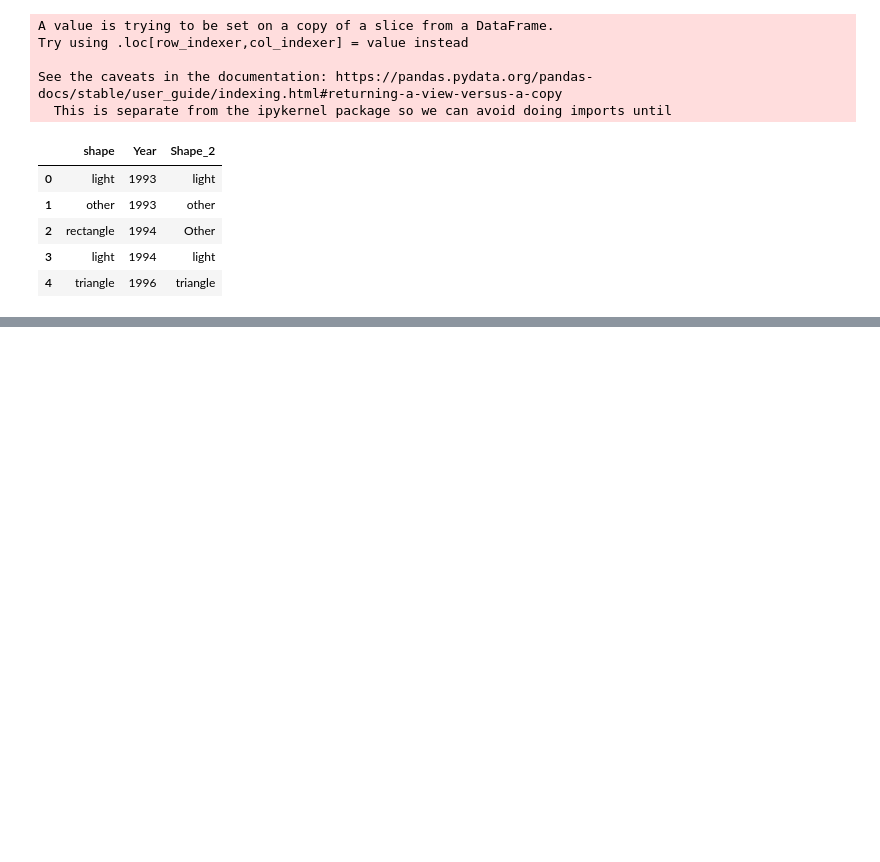
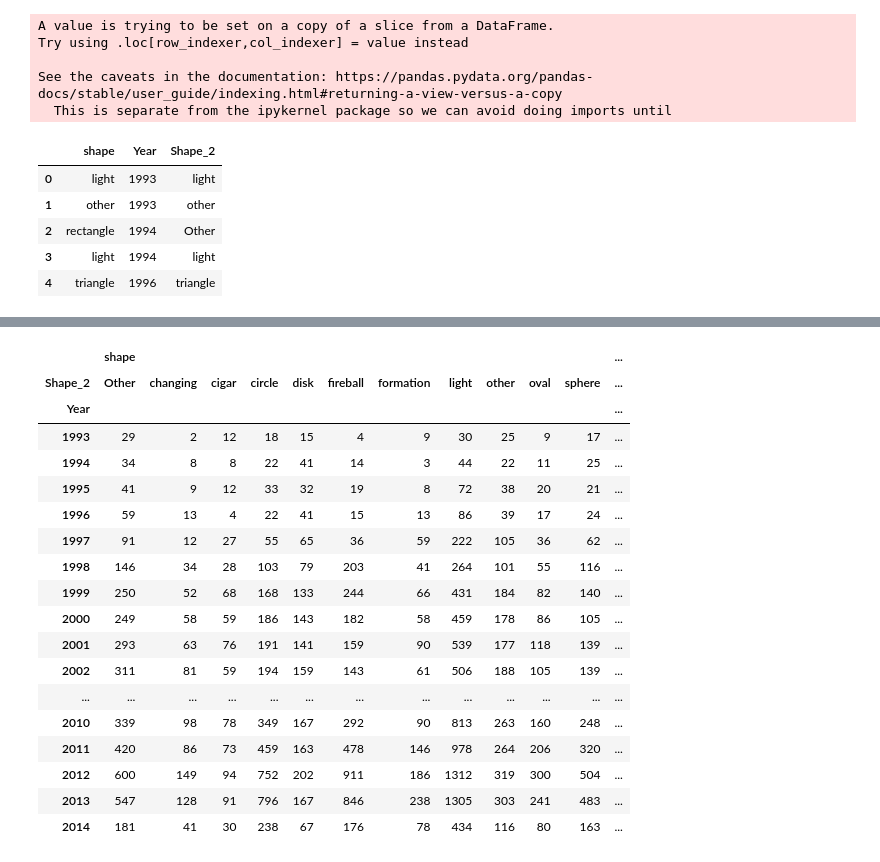
Before and after one commit to mmegancross/project-1-alien-analysis, a Jupyter notebook: UFO_dataset_trimmed.ipynb, the cells around one changed output, grey strips where cells are left out. Saved outputs shown, nothing was run; the diff lists cells and outputs as text; code cells hidden in the pictures; blank space fills up the shorter version.

Commit message:
added unstack data

```diff
--- a/UFO_dataset_trimmed.ipynb
+++ b/UFO_dataset_trimmed.ipynb
@@ -495,7 +514,7 @@ smaller_data.head()
 # %%
-year_group_df = cleaned_ufo_data.groupby(['shape', 'Year'])
+year_group_df = smaller_data.groupby(['Shape_2', 'Year'])
 year_group_df
 #year_df = cleaned_ufo_data.set_index('Year', inplace=True)
 count_year_df = year_group_df.count()
 
-count_year_df.head()
+count_year_df
@@ -501,0 +536,23 @@ count_year_df.head()
+# %%
+unstack_data = count_year_df.unstack(level=0)
+unstack_data
+# %% [output]
+|  | shape |  |  |  |  |  |  |  |  |  |  | ... |
+| Shape_2 | Other | changing | cigar | circle | disk | fireball | formation | light | other | oval | sphere | ... |
+| Year |  |  |  |  |  |  |  |  |  |  |  | ... |
+| 1993 | 29 | 2 | 12 | 18 | 15 | 4 | 9 | 30 | 25 | 9 | 17 | ... |
+| 1994 | 34 | 8 | 8 | 22 | 41 | 14 | 3 | 44 | 22 | 11 | 25 | ... |
+| 1995 | 41 | 9 | 12 | 33 | 32 | 19 | 8 | 72 | 38 | 20 | 21 | ... |
+| 1996 | 59 | 13 | 4 | 22 | 41 | 15 | 13 | 86 | 39 | 17 | 24 | ... |
+| 1997 | 91 | 12 | 27 | 55 | 65 | 36 | 59 | 222 | 105 | 36 | 62 | ... |
+| 1998 | 146 | 34 | 28 | 103 | 79 | 203 | 41 | 264 | 101 | 55 | 116 | ... |
+| 1999 | 250 | 52 | 68 | 168 | 133 | 244 | 66 | 431 | 184 | 82 | 140 | ... |
+| 2000 | 249 | 58 | 59 | 186 | 143 | 182 | 58 | 459 | 178 | 86 | 105 | ... |
+| 2001 | 293 | 63 | 76 | 191 | 141 | 159 | 90 | 539 | 177 | 118 | 139 | ... |
+| 2002 | 311 | 81 | 59 | 194 | 159 | 143 | 61 | 506 | 188 | 105 | 139 | ... |
+| ... | ... | ... | ... | ... | ... | ... | ... | ... | ... | ... | ... | ... |
+| 2010 | 339 | 98 | 78 | 349 | 167 | 292 | 90 | 813 | 263 | 160 | 248 | ... |
+| 2011 | 420 | 86 | 73 | 459 | 163 | 478 | 146 | 978 | 264 | 206 | 320 | ... |
+| 2012 | 600 | 149 | 94 | 752 | 202 | 911 | 186 | 1312 | 319 | 300 | 504 | ... |
+| 2013 | 547 | 128 | 91 | 796 | 167 | 846 | 238 | 1305 | 303 | 241 | 483 | ... |
+| 2014 | 181 | 41 | 30 | 238 | 67 | 176 | 78 | 434 | 116 | 80 | 163 | ... |
```
Also changed, not shown: parts of 5 cells of this notebook.
